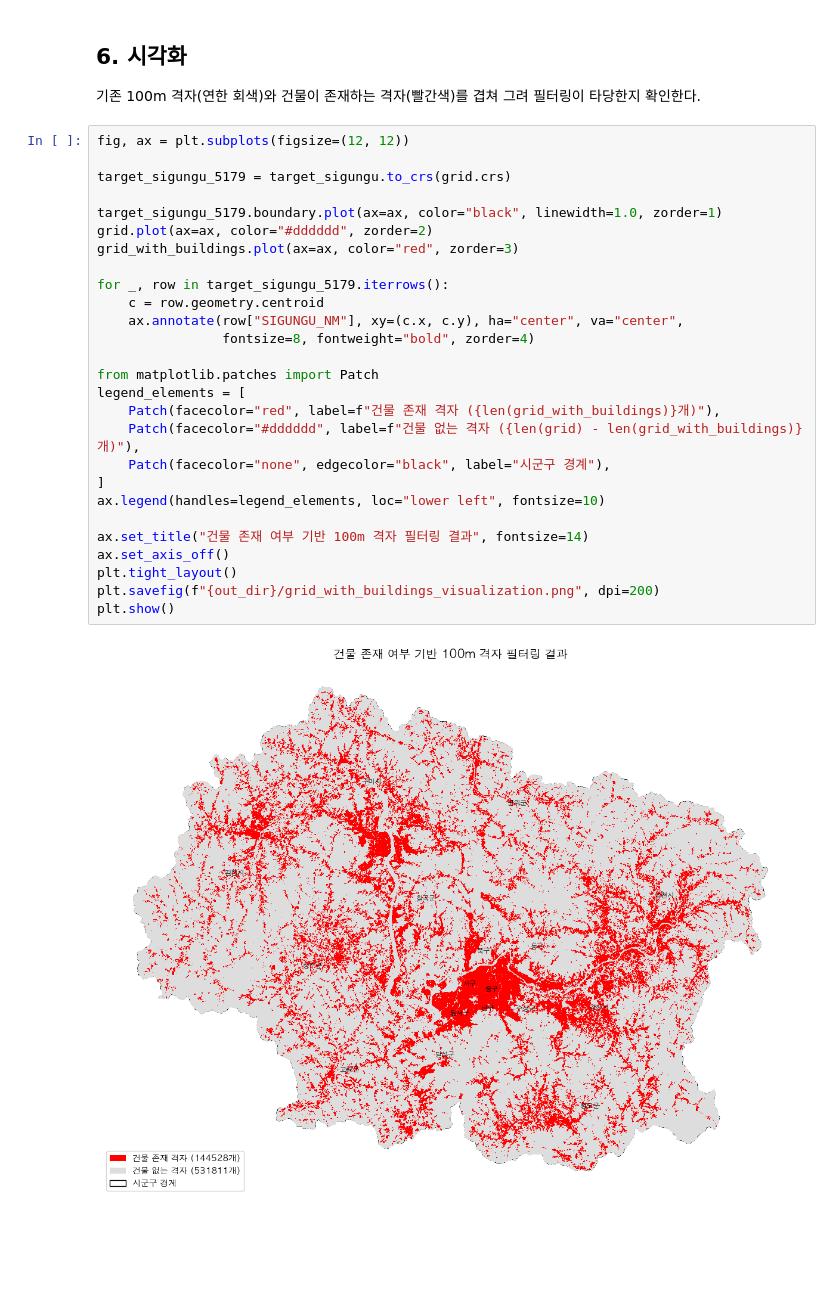
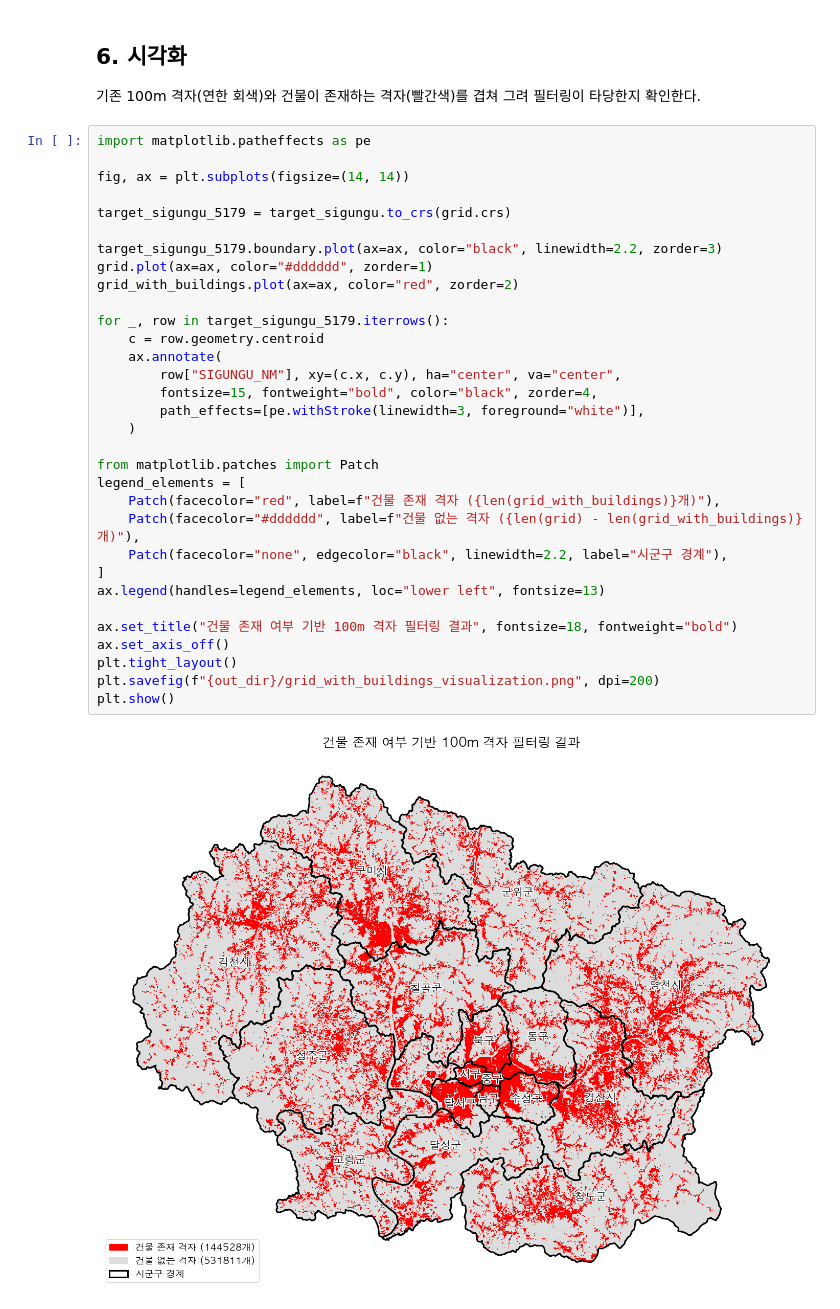
Before and after one commit to chaelynlee1201/DaeguGyeongbuk_Hospital_Accessibility, a Jupyter notebook: filter_grid_by_buildings.ipynb, the cells around one changed output. Cells and saved outputs as stored; diff of their text form; blank space fills up the shorter version.

```diff
--- a/filter_grid_by_buildings.ipynb
+++ b/filter_grid_by_buildings.ipynb
@@ -119,31 +119,36 @@ print("저장 완료:", out_path)
 
 기존 100m 격자(연한 회색)와 건물이 존재하는 격자(빨간색)를 겹쳐 그려 필터링이 타당한지 확인한다.
 # %%
-fig, ax = plt.subplots(figsize=(12, 12))
+import matplotlib.patheffects as pe
+
+fig, ax = plt.subplots(figsize=(14, 14))
 
 target_sigungu_5179 = target_sigungu.to_crs(grid.crs)
 
-target_sigungu_5179.boundary.plot(ax=ax, color="black", linewidth=1.0, zorder=1)
-grid.plot(ax=ax, color="#dddddd", zorder=2)
-grid_with_buildings.plot(ax=ax, color="red", zorder=3)
+target_sigungu_5179.boundary.plot(ax=ax, color="black", linewidth=2.2, zorder=3)
+grid.plot(ax=ax, color="#dddddd", zorder=1)
+grid_with_buildings.plot(ax=ax, color="red", zorder=2)
 
 for _, row in target_sigungu_5179.iterrows():
     c = row.geometry.centroid
-    ax.annotate(row["SIGUNGU_NM"], xy=(c.x, c.y), ha="center", va="center",
-                fontsize=8, fontweight="bold", zorder=4)
+    ax.annotate(
+        row["SIGUNGU_NM"], xy=(c.x, c.y), ha="center", va="center",
+        fontsize=15, fontweight="bold", color="black", zorder=4,
+        path_effects=[pe.withStroke(linewidth=3, foreground="white")],
+    )
 
 from matplotlib.patches import Patch
 legend_elements = [
     Patch(facecolor="red", label=f"건물 존재 격자 ({len(grid_with_buildings)}개)"),
     Patch(facecolor="#dddddd", label=f"건물 없는 격자 ({len(grid) - len(grid_with_buildings)}개)"),
-    Patch(facecolor="none", edgecolor="black", label="시군구 경계"),
+    Patch(facecolor="none", edgecolor="black", linewidth=2.2, label="시군구 경계"),
 ]
-ax.legend(handles=legend_elements, loc="lower left", fontsize=10)
+ax.legend(handles=legend_elements, loc="lower left", fontsize=13)
 
-ax.set_title("건물 존재 여부 기반 100m 격자 필터링 결과", fontsize=14)
+ax.set_title("건물 존재 여부 기반 100m 격자 필터링 결과", fontsize=18, fontweight="bold")
 ax.set_axis_off()
 plt.tight_layout()
 plt.savefig(f"{out_dir}/grid_with_buildings_visualization.png", dpi=200)
 plt.show()
 # %% [output]
-[figure, old version]
+[figure, new version]
```
Also changed, not shown: parts of 1 cell of this notebook, 1 other file.
